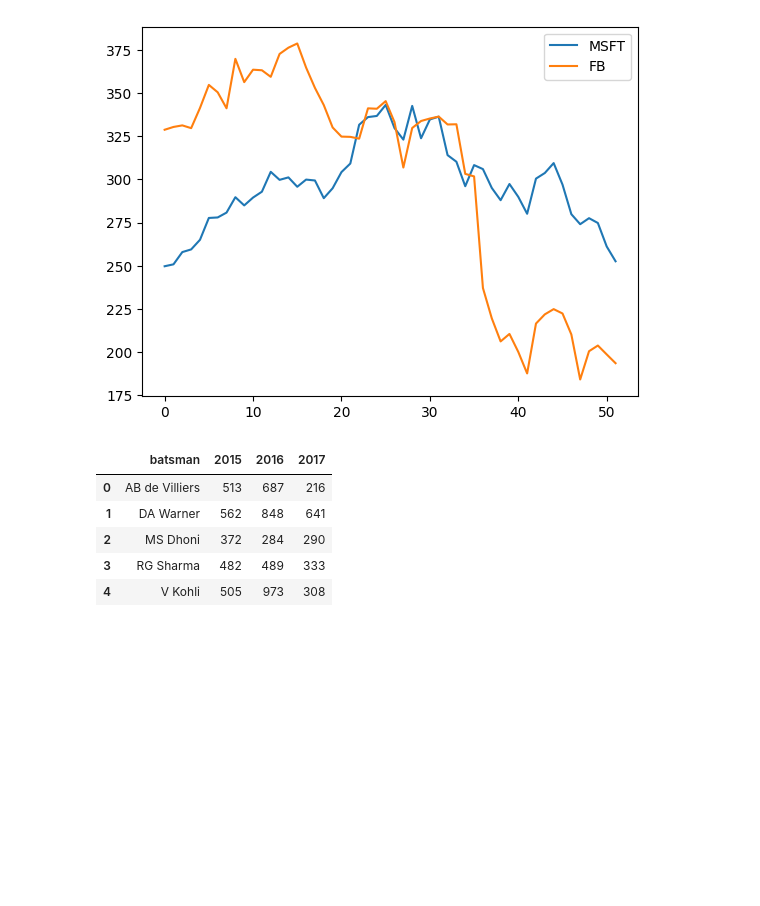
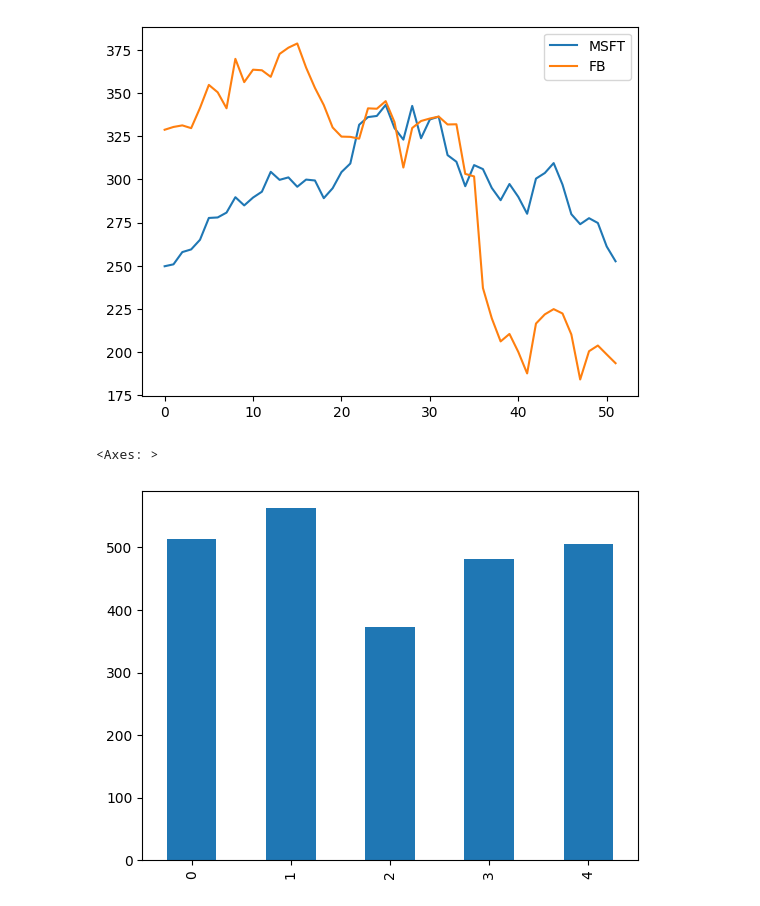
Before and after one commit to simran-aug15/Matplotlib, a Jupyter notebook: dataframeplot.ipynb, the cells around one changed output. Cells and saved outputs as stored; diff of their text form; code cells hidden in the pictures; blank space fills up the shorter version.

```diff
--- a/dataframeplot.ipynb
+++ b/dataframeplot.ipynb
@@ -63,12 +63,9 @@ stocks[['Date','MSFT','FB']].plot(kind='line')
 # %%
 # bar charts ->single ->horizontal ->multiple
 # using tips
 temp=pd.read_csv('Sample.csv/batsman_season_record (1).csv')
 temp.head()
+temp['2015'].plot(kind='bar')
 # %% [output]
-|  | batsman | 2015 | 2016 | 2017 |
-| 0 | AB de Villiers | 513 | 687 | 216 |
-| 1 | DA Warner | 562 | 848 | 641 |
-| 2 | MS Dhoni | 372 | 284 | 290 |
-| 3 | RG Sharma | 482 | 489 | 333 |
-| 4 | V Kohli | 505 | 973 | 308 |
+<Axes: >
+[figure, added]
```
Also changed, not shown: parts of 1 cell of this notebook.
